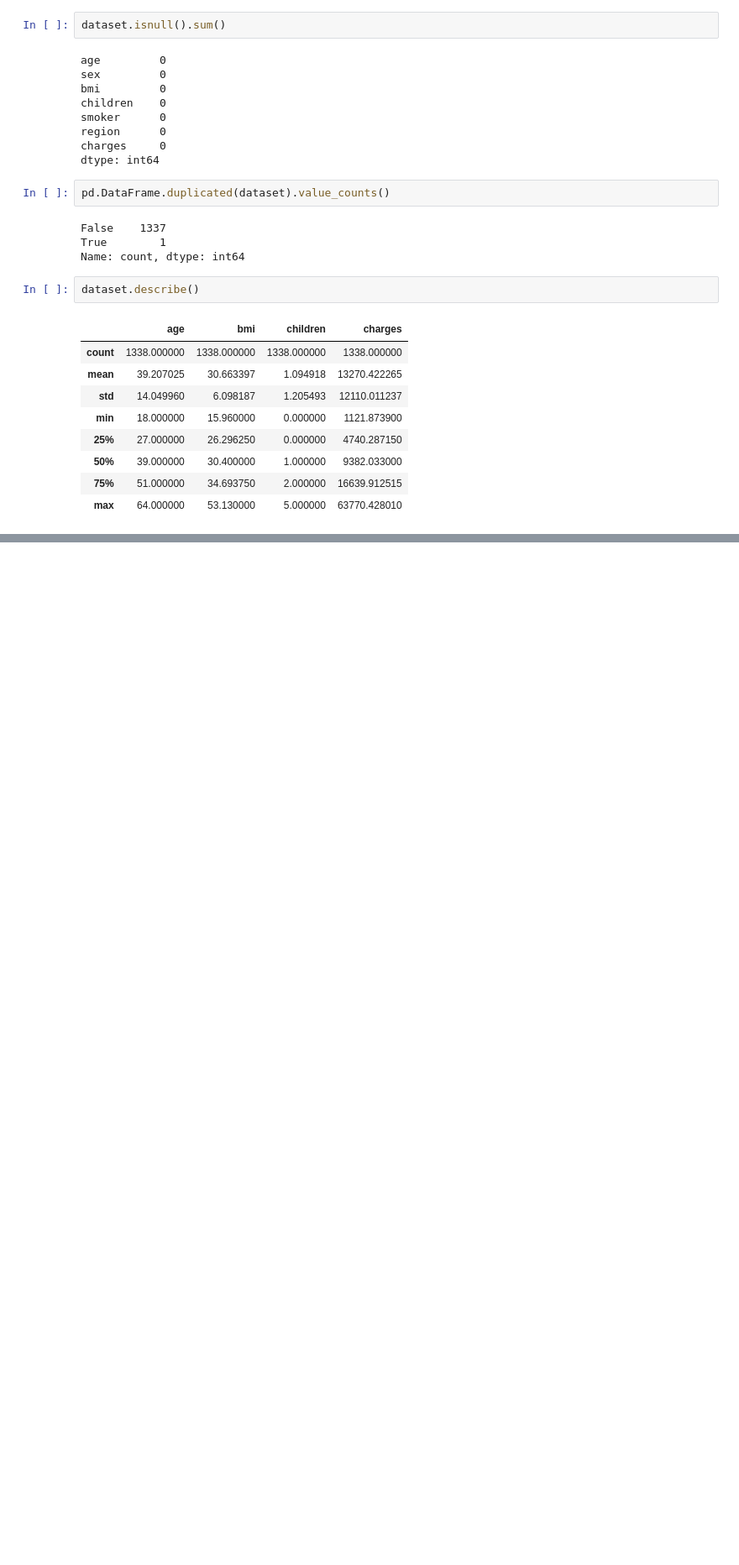
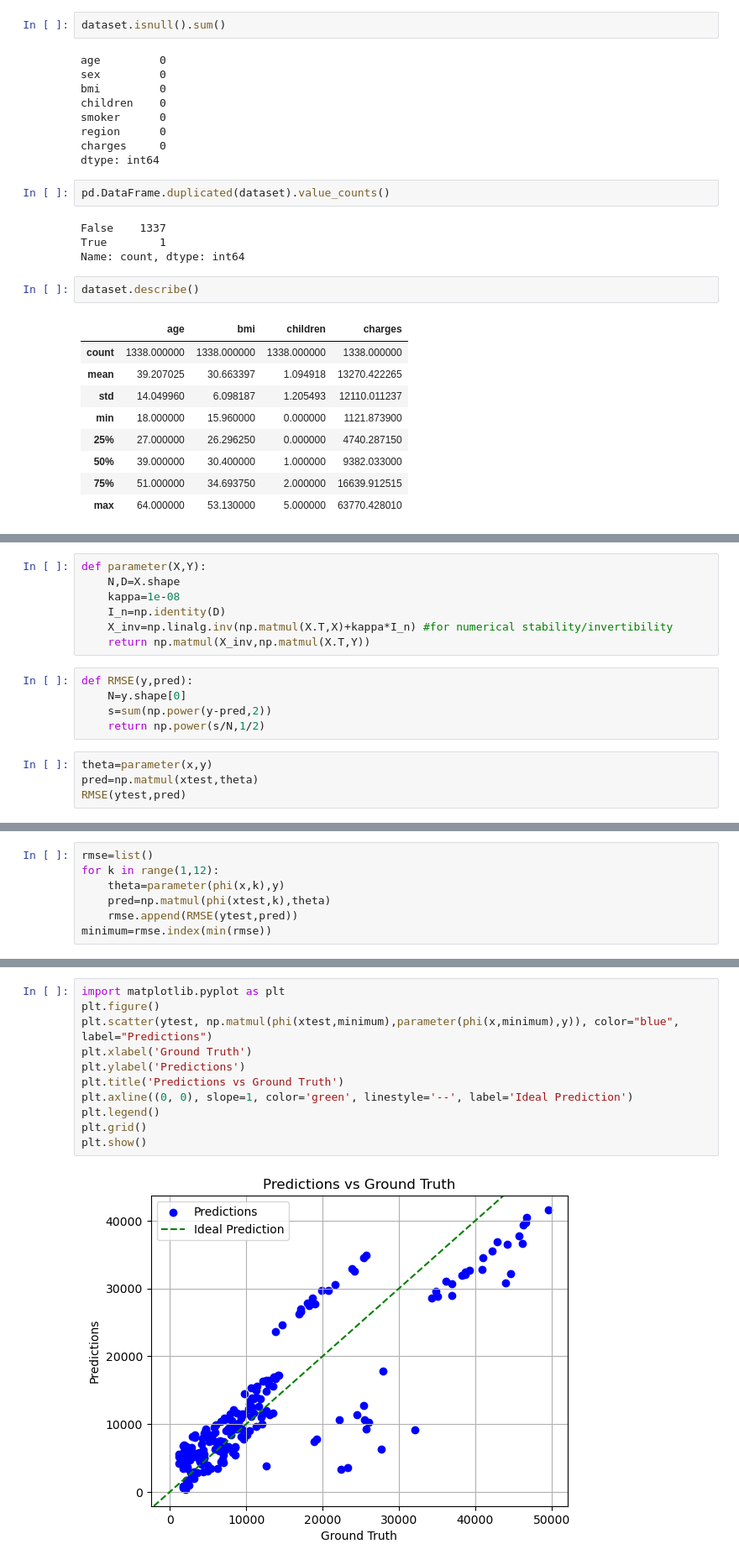
Before and after one commit to Mato-En/Linear-Regression, a Jupyter notebook: main.ipynb, the cells around one changed output, grey strips where cells are left out. Shown: that part at 84% size. Saved outputs shown, nothing was run; the diff lists cells and outputs as text; blank space fills up the shorter version.

Commit message:
model was written. Added visualization as well

```diff
--- a/main.ipynb
+++ b/main.ipynb
@@ -65,0 +71,16 @@ df=pd.get_dummies(dataset, dtype=int)
+# %%
+def parameter(X,Y):
+    N,D=X.shape
+    kappa=1e-08
+    I_n=np.identity(D)
+    X_inv=np.linalg.inv(np.matmul(X.T,X)+kappa*I_n) #for numerical stability/invertibility
+    return np.matmul(X_inv,np.matmul(X.T,Y))
+# %%
+def RMSE(y,pred):
+    N=y.shape[0]
+    s=sum(np.power(y-pred,2))
+    return np.power(s/N,1/2)
+# %%
+theta=parameter(x,y)
+pred=np.matmul(xtest,theta)
+RMSE(ytest,pred)
@@ -65,0 +89,7 @@ df=pd.get_dummies(dataset, dtype=int)
+# %%
+rmse=list()
+for k in range(1,12):
+    theta=parameter(phi(x,k),y)
+    pred=np.matmul(phi(xtest,k),theta)
+    rmse.append(RMSE(ytest,pred))
+minimum=rmse.index(min(rmse))
@@ -65,0 +114,13 @@ df=pd.get_dummies(dataset, dtype=int)
+# %%
+import matplotlib.pyplot as plt
+plt.figure()
+plt.scatter(ytest, np.matmul(phi(xtest,minimum),parameter(phi(x,minimum),y)), color="blue", label="Predictions")
+plt.xlabel('Ground Truth')
+plt.ylabel('Predictions')
+plt.title('Predictions vs Ground Truth')
+plt.axline((0, 0), slope=1, color='green', linestyle='--', label='Ideal Prediction')
+plt.legend()
+plt.grid()
+plt.show()
+# %% [output]
+[figure, added]
```
Also changed, not shown: parts of 9 cells of this notebook.
